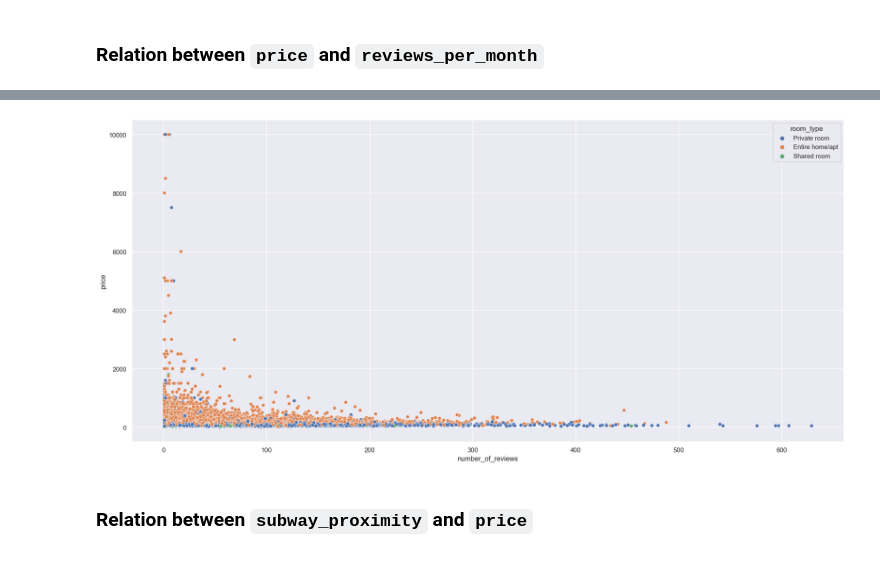
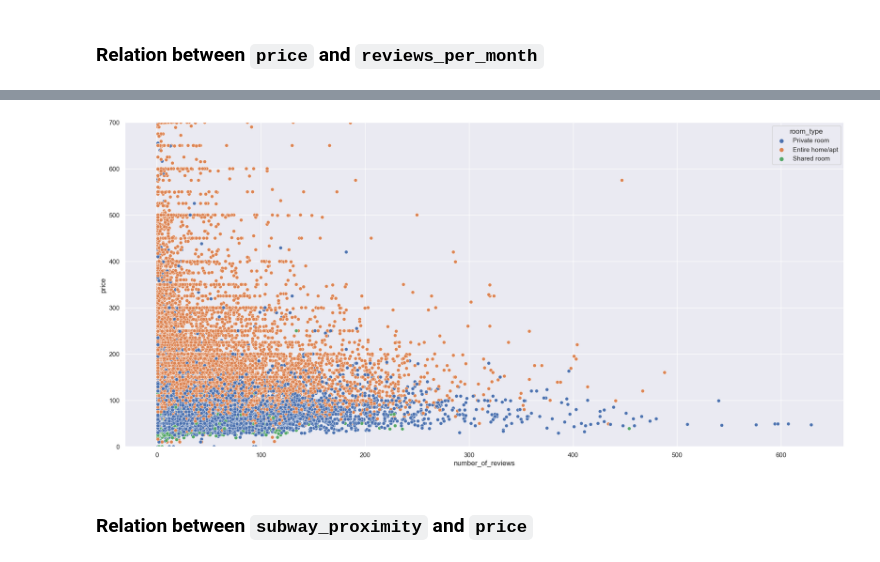
Before and after one commit to Plunksbar/VA-Final_Lab, a Jupyter notebook: data_exploration.ipynb, the cells around one changed output, grey strips where cells are left out. Cells and saved outputs as stored; diff of their text form; code cells hidden in the pictures.

```diff
--- a/data_exploration.ipynb
+++ b/data_exploration.ipynb
@@ -301,8 +319,9 @@ display(pd.DataFrame(clean_df.groupby(['room_type', 'neighbourhood_group'])['pri
 # %%
 fig, ax = plt.subplots(1, figsize=(22,10))
+ax.set_ylim(0, 700)
 sns.scatterplot(clean_df, x='number_of_reviews', y='price', hue='room_type', ax=ax)
 plt.show()
 # %% [output]
-[figure, old version]
+[figure, new version]
 # %% [markdown]
 ### Relation between `subway_proximity` and `price`
```
Also changed, not shown: parts of 6 cells of this notebook.
